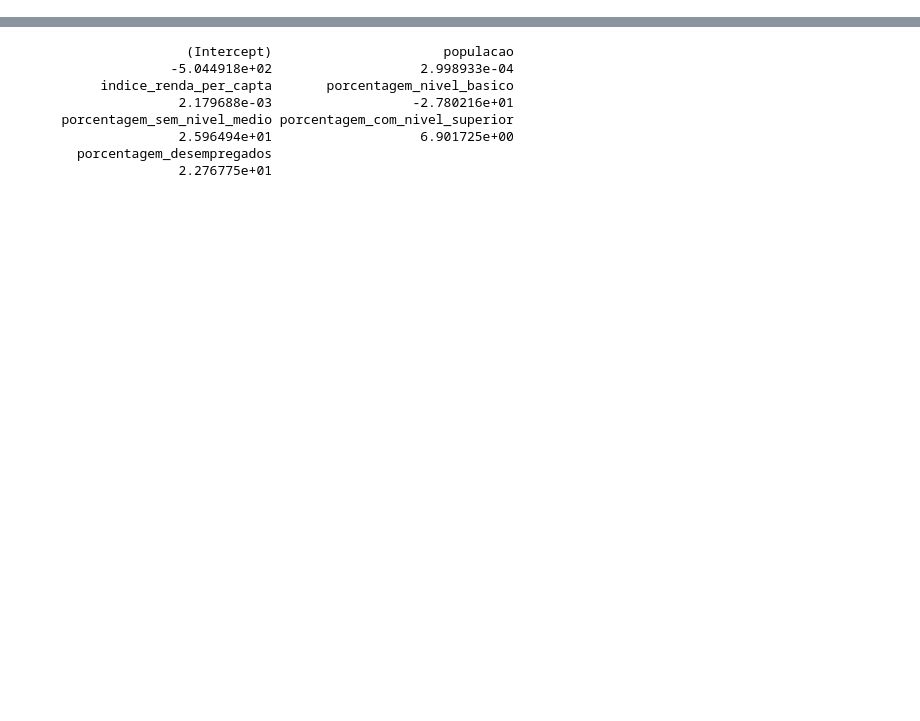
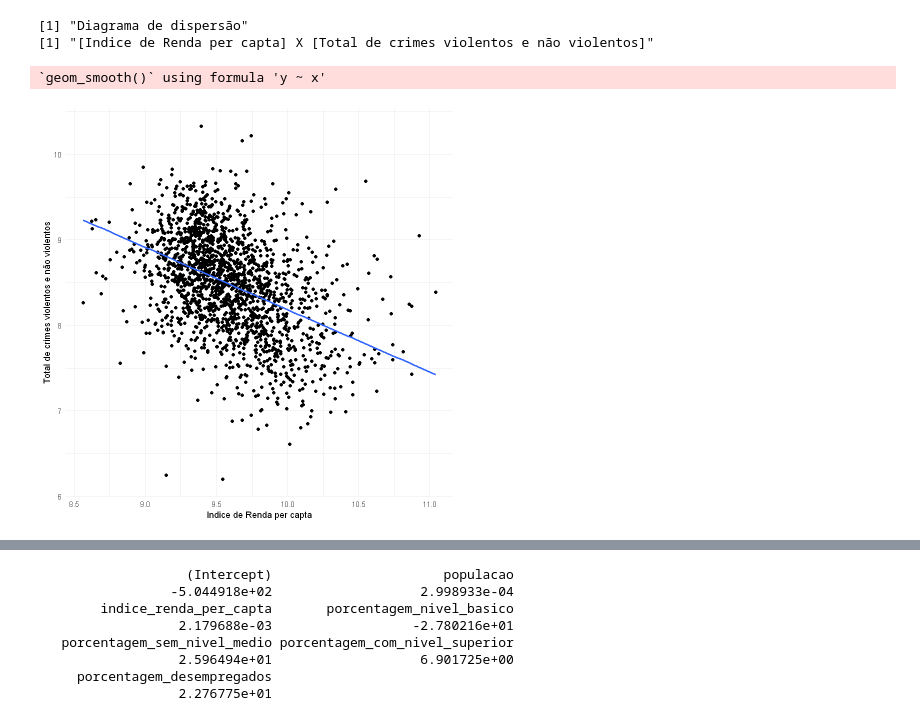
Before and after one commit to marianyfsilva/tecnicas-estatisticas-predicao, a Jupyter notebook: analise-roubos-uci.ipynb, the cells around one changed output, grey strips where cells are left out. Saved outputs shown, nothing was run; the diff lists cells and outputs as text; code cells hidden in the pictures; blank space fills up the shorter version.

```diff
--- a/analise-roubos-uci.ipynb
+++ b/analise-roubos-uci.ipynb
@@ -29,0 +56,15 @@ A data.frame: 6 × 7
+# %%
+print("Diagrama de dispersão")
+print("[Indice de Renda per capta] X [Total de crimes violentos e não violentos]")
+
+g2 <- ggplot(data=data, aes(x=RENDA, y=CRIMES))+
+  geom_point() +
+  labs(x = 'Indice de Renda per capta', y = 'Total de crimes violentos e não violentos') +
+  theme_minimal()
+
+g2 + geom_smooth(method = 'lm', se = F)
+# %% [output]
+[1] "Diagrama de dispersão"
+[1] "[Indice de Renda per capta] X [Total de crimes violentos e não violentos]"
+`geom_smooth()` using formula 'y ~ x'
+[figure, added]
```
Also changed, not shown: parts of 12 cells of this notebook, 23 other files.
